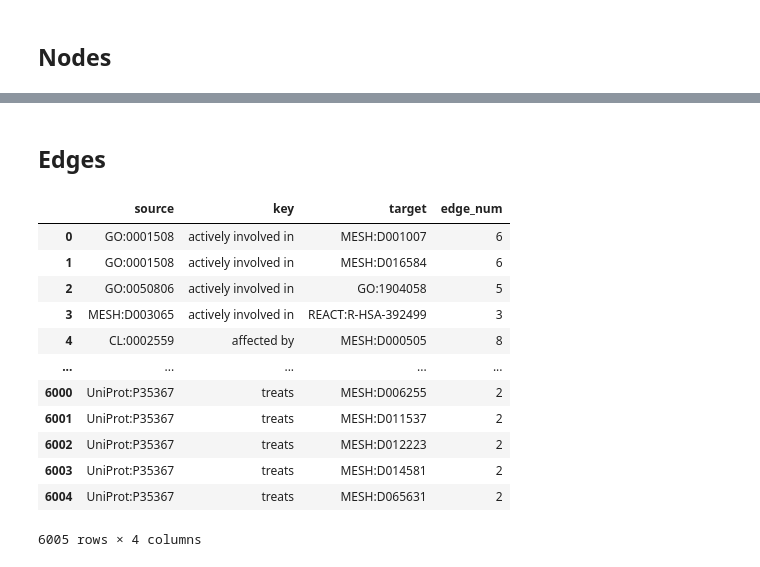
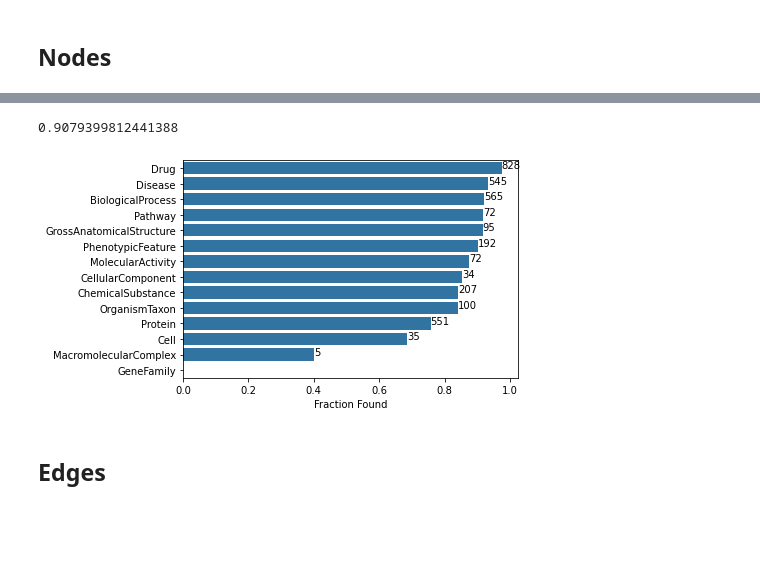
Before and after one commit to SuLab/DMDB_Analysis, a Jupyter notebook: 1_code/4_dmdb_bte_trapi_analysis.ipynb, the cells around one changed output, grey strips where cells are left out. Drawn from its saved outputs; the diff is of its cells as text; code cells hidden in the pictures; blank space fills up the shorter version.

```diff
--- a/1_code/4_dmdb_bte_trapi_analysis.ipynb
+++ b/1_code/4_dmdb_bte_trapi_analysis.ipynb
@@ -52,0 +59,5 @@ dmdb_drugs
+# %%
+dmdb_bte_curi_map = {
+    'UniProt': 'UniProtKB',
+    'DB': 'DRUGBANK',
+}
@@ -61,3 +92,8 @@ for p in ind:
             # let's just strip it for functionality
             dmdb_nodes[k].append(n[k].replace('\ufeff', ''))
 dmdb_nodes = pd.DataFrame(dmdb_nodes)
+# %%
+dmdb_nodes['curi'] = dmdb_nodes['id'].apply(lambda s: s.split(':')[0])
+dmdb_nodes['curi'] = dmdb_nodes['curi'].apply(lambda c: dmdb_bte_curi_map.get(c, c))
+dmdb_nodes['id'] = dmdb_nodes['curi'] + ':' + dmdb_nodes['id'].apply(lambda i: i.split(':')[-1])
+dmdb_nodes
@@ -63,0 +142,5 @@ dmdb_nodes = pd.DataFrame(dmdb_nodes)
+# %%
+id_mapper = bte_id_maps.groupby('eqiv_id')['bte_id'].apply(list).to_dict()
+for k, v in id_mapper.items():
+    if len(v) == 1:
+        id_mapper[k] = v[0]
@@ -64,2 +167,23 @@ dmdb_nodes = pd.DataFrame(dmdb_nodes)
+# %%
+dmdb_nodes['bte_id'] = dmdb_nodes['id'].map(id_mapper)
+# %%
+dmdb_nodes['bte_id'].count() / len(dmdb_nodes)
+# %% [output]
+0.9079399812441388
+# %%
+l_c = dmdb_nodes.drop_duplicates(subset=['id'])['label'].value_counts()
+f_c = dmdb_nodes.drop_duplicates(subset=['id']).dropna(subset=['bte_id'])['label'].value_counts()
+
+
+frac = (f_c / l_c).sort_values()
+
+order = frac.index
+
+#label = f_c.loc[order].apply(str) + ' / ' + l_c.loc[order].apply(str)
+
+count_plot_h(frac, annotate=l_c, color=sns.color_palette()[0])#, annotate=label)
+plt.xlabel('Fraction Found');
+# %% [output]
+[figure, added]
 # %% [markdown]
 ## Edges
@@ -77,20 +189,0 @@ dmdb_edges = pd.DataFrame(dmdb_edges)
-# %%
-dmdb_edges = (dmdb_edges.sort_values('edge_num')
-                        .drop_duplicates(subset=['source', 'key', 'target'], keep='first')
-                        .sort_values(['key', 'source', 'target'])
-                        .reset_index(drop=True))
-dmdb_edges
-# %% [output]
-|  | source | key | target | edge_num |
-| 0 | GO:0001508 | actively involved in | MESH:D001007 | 6 |
-| 1 | GO:0001508 | actively involved in | MESH:D016584 | 6 |
-| 2 | GO:0050806 | actively involved in | GO:1904058 | 5 |
-| 3 | MESH:D003065 | actively involved in | REACT:R-HSA-392499 | 3 |
-| 4 | CL:0002559 | affected by | MESH:D000505 | 8 |
-| ... | ... | ... | ... | ... |
-| 6000 | UniProt:P35367 | treats | MESH:D006255 | 2 |
-| 6001 | UniProt:P35367 | treats | MESH:D011537 | 2 |
-| 6002 | UniProt:P35367 | treats | MESH:D012223 | 2 |
-| 6003 | UniProt:P35367 | treats | MESH:D014581 | 2 |
-| 6004 | UniProt:P35367 | treats | MESH:D065631 | 2 |
-6005 rows × 4 columns
```
Also changed, not shown: parts of 81 cells of this notebook, 2 other files.
